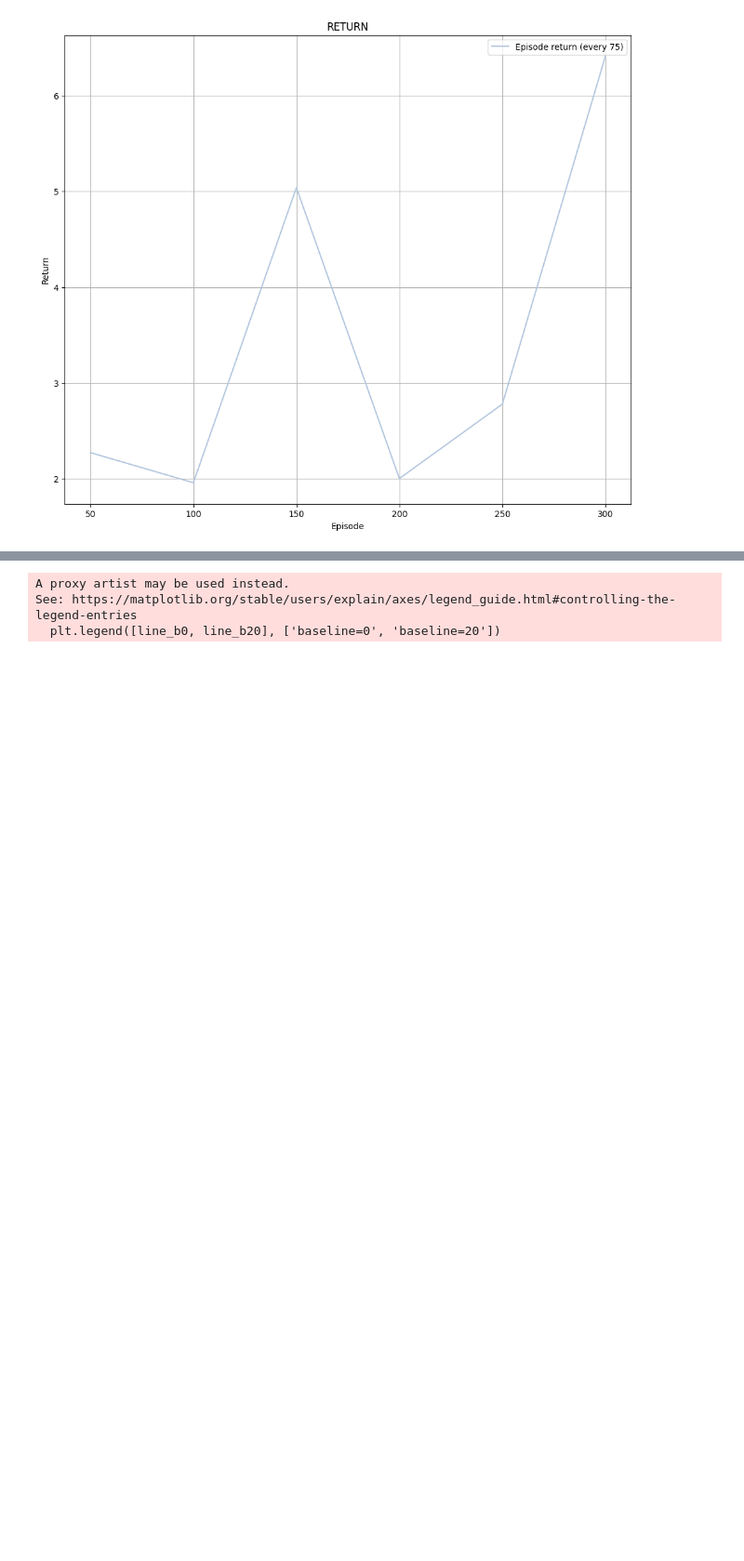
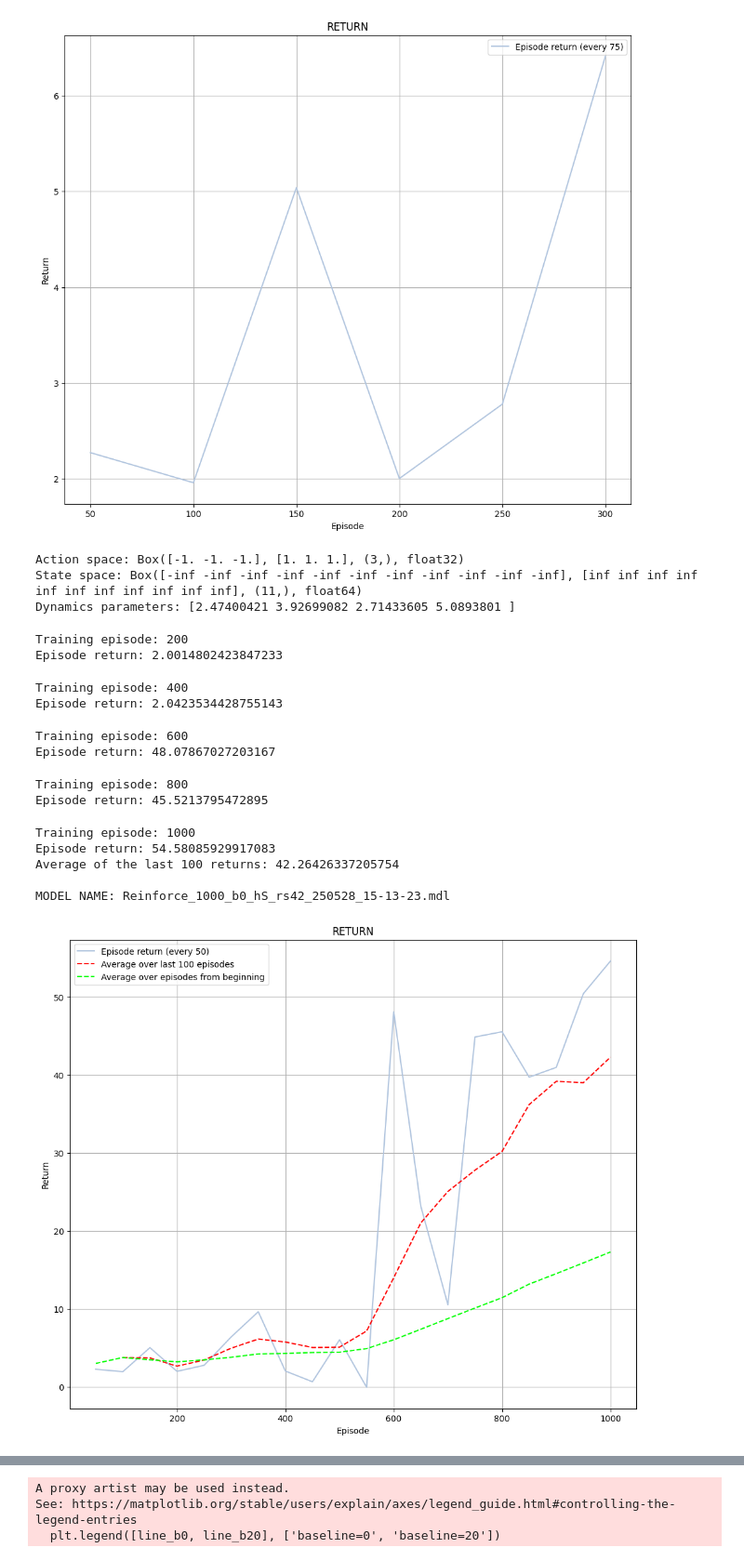
Before and after one commit to MaddalenaGhiotti/ReinforcementLearningProject, a Jupyter notebook: main_Maddalena.ipynb, the cells around one changed output, grey strips where cells are left out. Shown at 93% size. Cells and saved outputs as stored; diff of their text form; code cells hidden in the pictures; blank space fills up the shorter version.

```diff
--- a/main_Maddalena.ipynb
+++ b/main_Maddalena.ipynb
@@ -45,7 +45,7 @@ import module_Reinforce_ActorCritic as rac
 # %%
 seeds = [42, 35, 254, 78, 91, 53, 22, 341, 117, 86]
 # %%
-episodes = 300
+episodes = 1000
 # %%
 """
 returns_list = []
@@ -295,3 +295,23 @@ plt.legend()
 # %% [output]
 <matplotlib.legend.Legend at 0x...>
 [figure]
+# %%
+numbers, returns_array, times_array, model_name = rac.train(0, n_episodes=episodes, save_every=50, print_every=episodes//5, plot=True, random_state=42)
+# %% [output]
+Action space: Box([-1. -1. -1.], [1. 1. 1.], (3,), float32)
+State space: Box([-inf -inf -inf -inf -inf -inf -inf -inf -inf -inf -inf], [inf inf inf inf inf inf inf inf inf inf inf], (11,), float64)
+Dynamics parameters: [2.47400421 3.92699082 2.71433605 5.0893801 ]
+Training episode: 200
+Episode return: 2.0014802423847233
+Training episode: 400
+Episode return: 2.0423534428755143
+Training episode: 600
+Episode return: 48.07867027203167
+Training episode: 800
+Episode return: 45.5213795472895
+Training episode: 1000
+Episode return: 54.58085929917083
+Average of the last 100 returns: 42.26426337205754
+
+MODEL NAME: Reinforce_1000_b0_hS_rs42_250528_15-13-23.mdl
+[figure, added]
```
Also changed, not shown: parts of 5 cells of this notebook, 1 other file.
